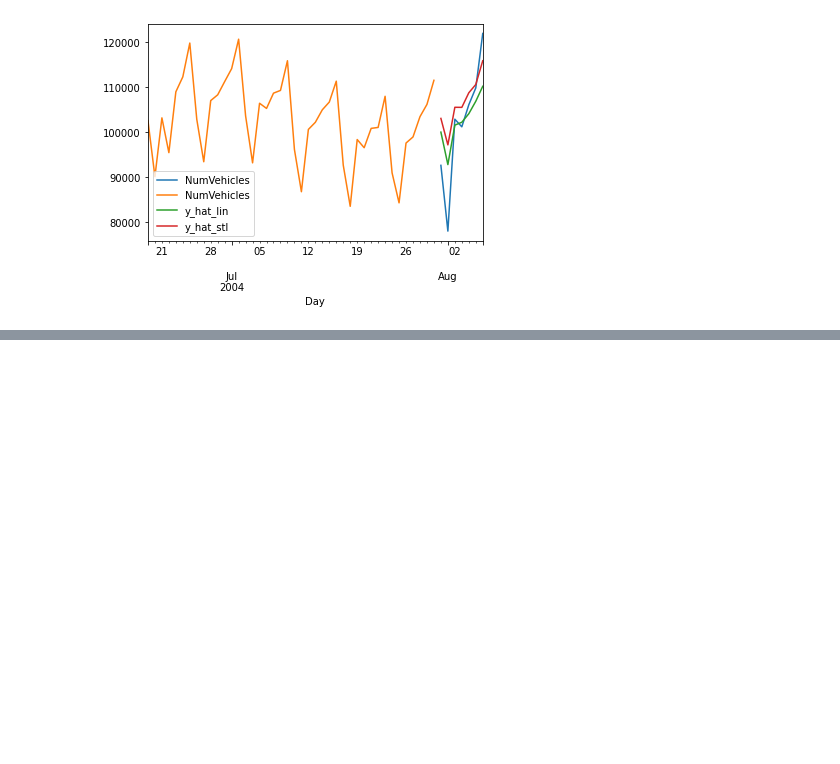
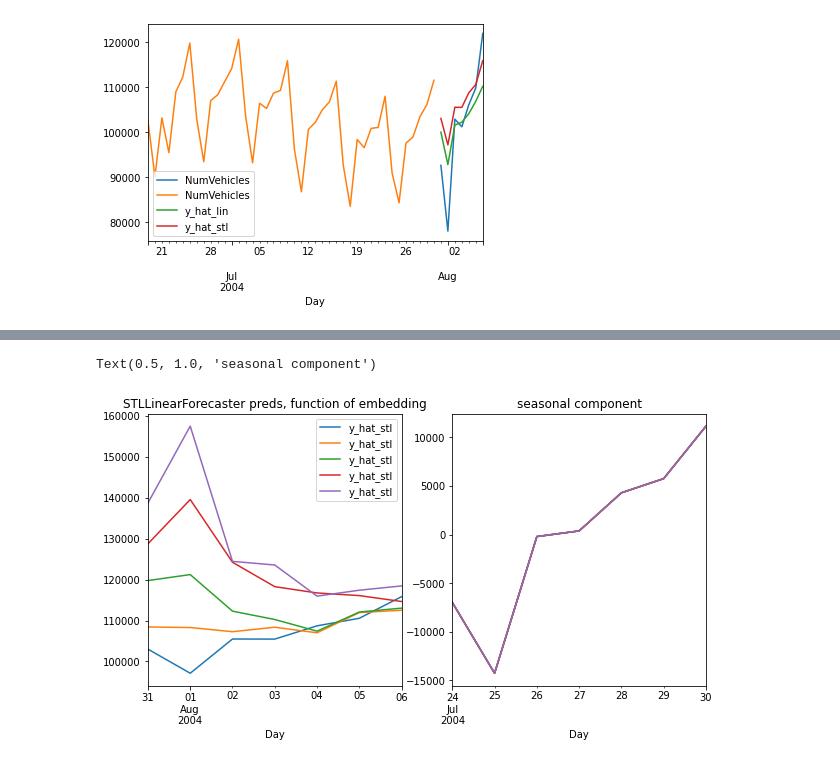
Before and after one commit to nepslor/teaching, a Jupyter notebook: TimeSeriesForecasting/solutions/inducing_stationarity.ipynb, the cells around one changed output, grey strips where cells are left out. Saved outputs shown, nothing was run; the diff lists cells and outputs as text; code cells hidden in the pictures; blank space fills up the shorter version.

```diff
--- a/TimeSeriesForecasting/solutions/inducing_stationarity.ipynb
+++ b/TimeSeriesForecasting/solutions/inducing_stationarity.ipynb
@@ -262,0 +272,13 @@ dtype: float64
+# %%
+fig, ax = plt.subplots(1, 2, figsize=(10, 5))
+for k in range(1, 6):
+  stl_model = STLLinearForecaster(seasonality=7, linear_embedding=7*k)
+  fstl = stl_model.fit(data_tr)
+  fstl.predict(data_tr).plot(ax=ax[0])
+  fstl.seasonal_component.iloc[-steps_ahead:].plot(ax=ax[1])
+
+ax[0].set_title('STLLinearForecaster preds, function of embedding')
+ax[1].set_title('seasonal component')
+# %% [output]
+Text(0.5, 1.0, 'seasonal component')
+[figure, added]
```
Also changed, not shown: parts of 10 cells of this notebook.
